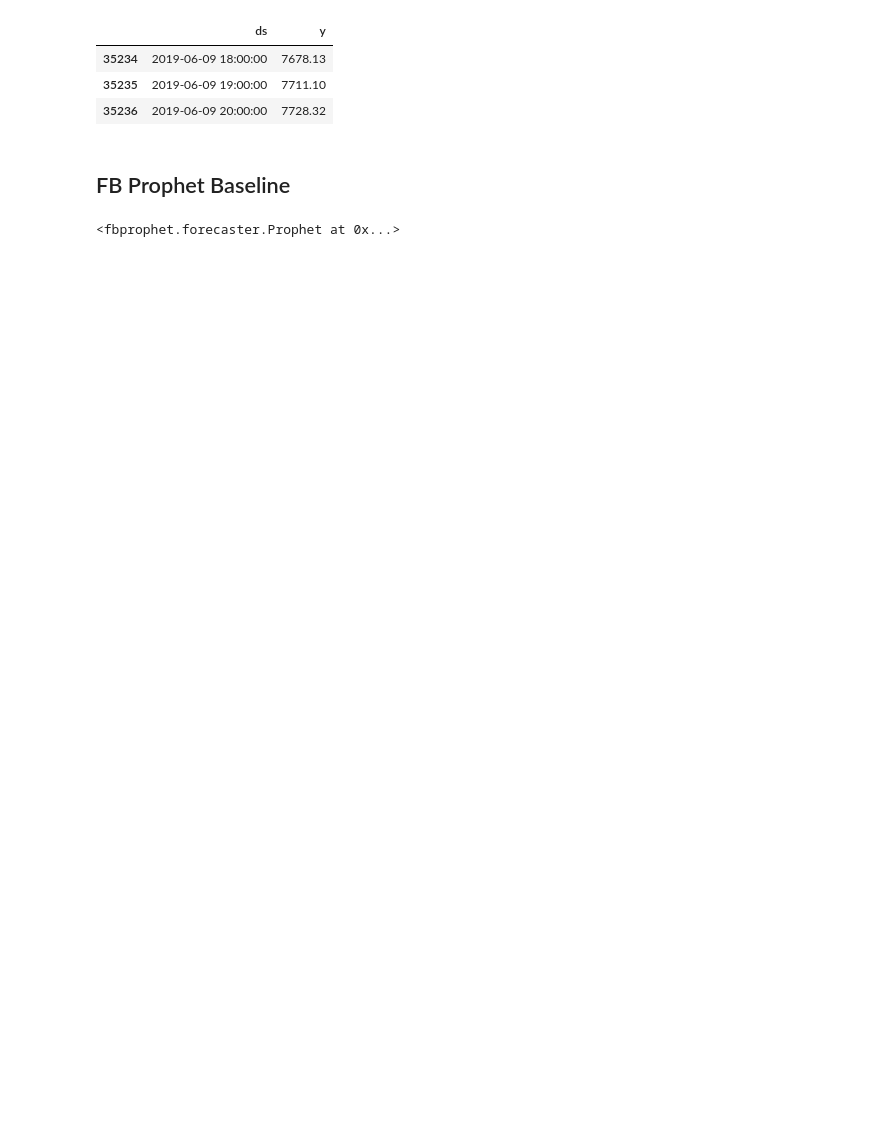
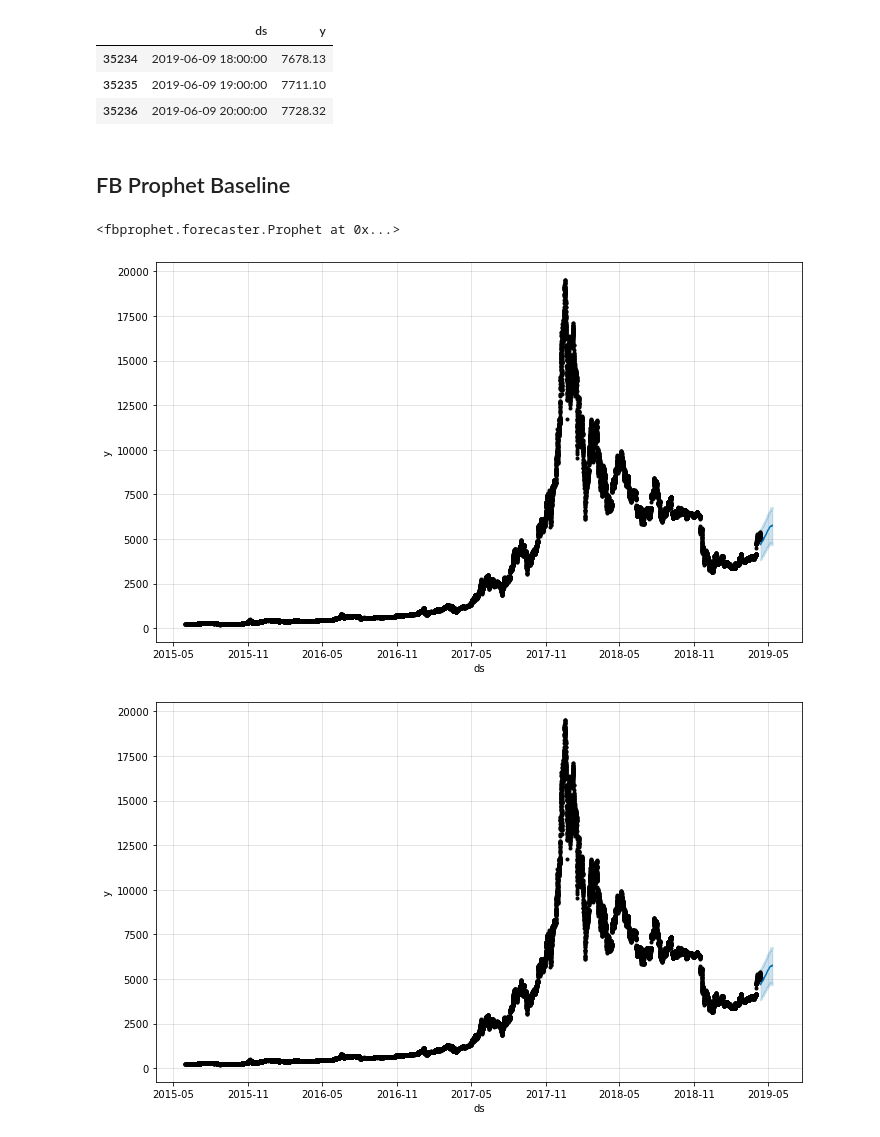
Before and after one commit to MohammadBakir/Bitcoin-Price-Prediction, a Jupyter notebook: time_series/time_series.ipynb, the cells around one changed output. Drawn from its saved outputs; the diff is of its cells as text; code cells hidden in the pictures; blank space fills up the shorter version.

```diff
--- a/time_series/time_series.ipynb
+++ b/time_series/time_series.ipynb
@@ -230,6 +249,13 @@ df_bitcoin_price_FBP.tail(3)
 # %%
 proph = Prophet()
 # %%
-proph.fit(df_bitcoin_train)
+proph.fit(df_train)
 # %% [output]
 <fbprophet.forecaster.Prophet at 0x...>
+# %%
+forecast = proph.predict(df_val)
+# %%
+proph.plot(forecast)
+# %% [output]
+[figure, added]
+[figure, added]
```
Also changed, not shown: parts of 24 cells of this notebook.
